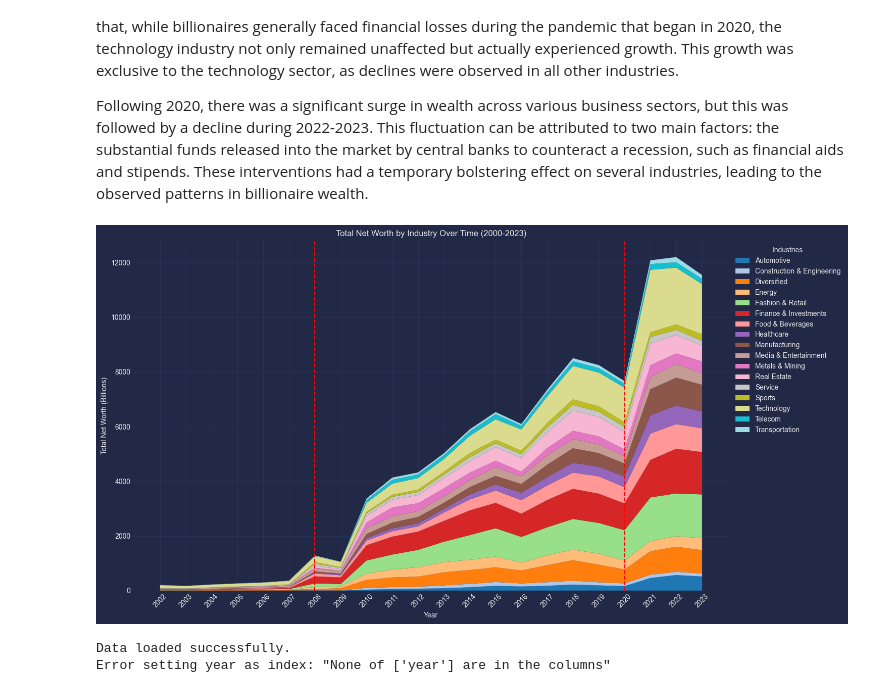
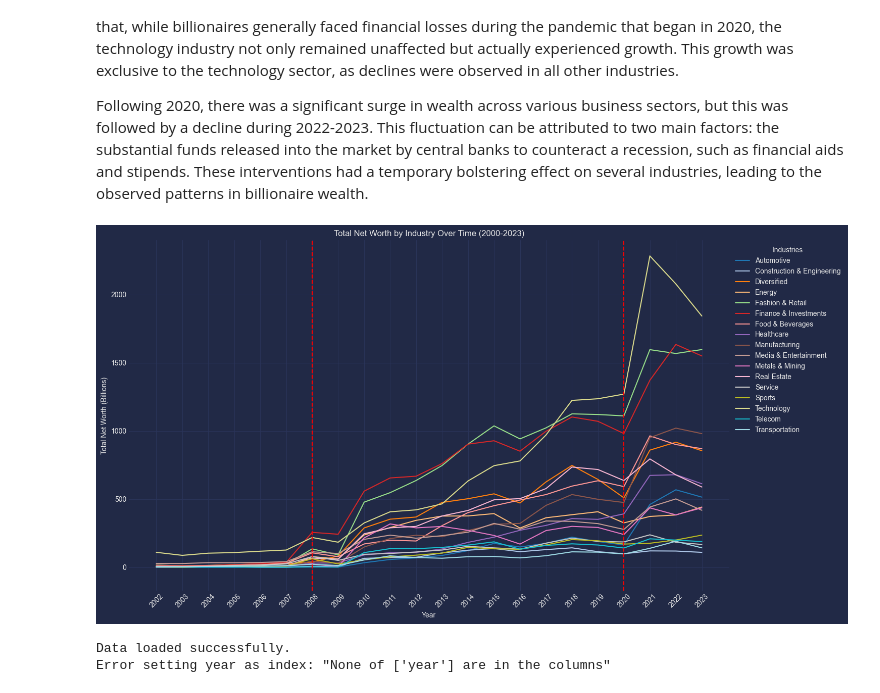
Before and after one commit to hcagatayyilmaz/data-literacy-extreme-wealth-analysis, a Jupyter notebook: Analysis/industry-billionare-analysis.ipynb, the cells around one changed output. Cells and saved outputs as stored; diff of their text form; code cells hidden in the pictures.

Commit message:
plot finale change

```diff
--- a/Analysis/industry-billionare-analysis.ipynb
+++ b/Analysis/industry-billionare-analysis.ipynb
@@ -275,44 +275,42 @@ plt.figure(figsize=(15, 8))  # Adjust the figure size as needed
 industries = pivot_table.columns
 colors = plt.cm.get_cmap('tab20', len(industries)).colors  # 'tab20' colormap has 20 unique colors
 
-# Convert the pivot table to a list of lists for stackplot
-values = [pivot_table[column].values for column in industries]
-
 # Ensure years are treated as categorical variables and set the x-ticks
 years = pivot_table.index.astype(str)
 
-# Create a stacked plot
-plt.stackplot(years, values, labels=industries, colors=colors)
+# Create a line plot for each industry
+for i, industry in enumerate(industries):
+    plt.plot(years, pivot_table[industry].values, label=industry, color=colors[i])
 
 # Set the title and labels
 plt.title('Total Net Worth by Industry Over Time (2000-2023)')
 plt.xlabel('Year')
 plt.ylabel('Total Net Worth (Billions)')
 
 # Add grid lines to the plot for better readability
 plt.grid(True)
 
 # Adjust y-axis limits to position zero slightly below the middle
 y_min, y_max = plt.ylim()
 if y_min < 0:
     plt.ylim(bottom=y_min * 1.5)  # Adjust the lower bound if necessary
 
 # Add a legend to the plot
 # Adjust the location of the legend.
 plt.legend(title='Industries', loc='upper left', bbox_to_anchor=(1, 1))
 
 # Ensure the x-axis labels (years) are displayed correctly and are readable
 plt.xticks(rotation=45)
 
 # Add red vertical lines for the years 2008, 2016, and 2020
 plt.axvline(x='2008', color='red', linestyle='--')
 plt.axvline(x='2020', color='red', linestyle='--')
 
 # Show the plot
 plt.tight_layout()  # This will adjust the plotting area to fit all labels and legends properly
 plt.show()
 # %% [output]
-[figure, old version]
+[figure, new version]
 # %%
 try:
   pivot_table_2018_2023 = pivot_table.copy().loc['2018':'2023']
```
